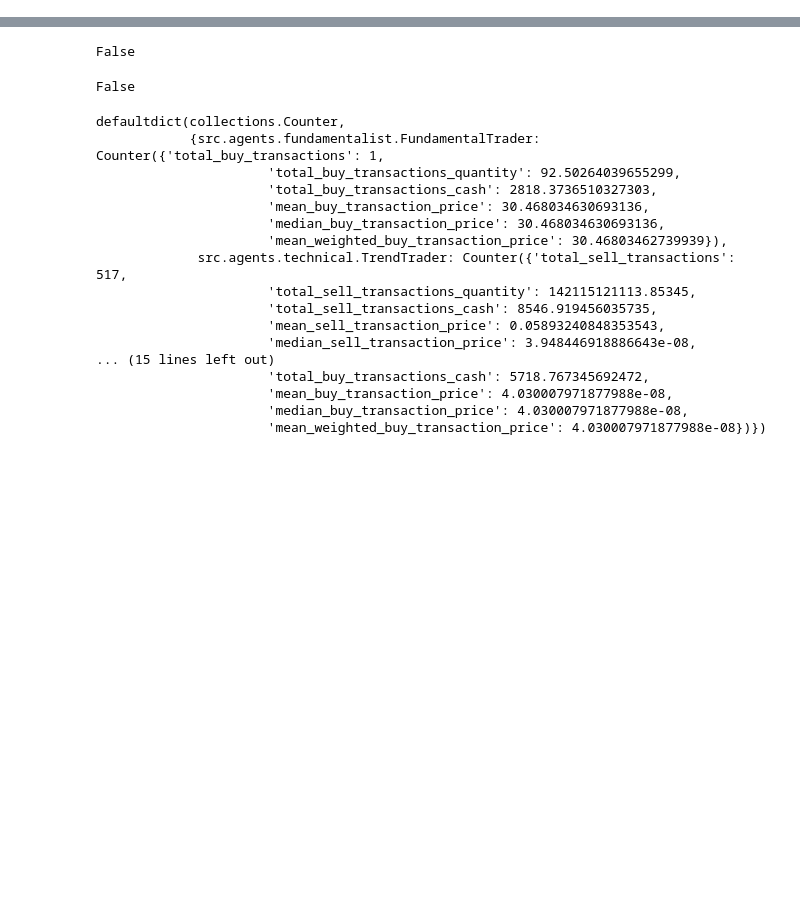
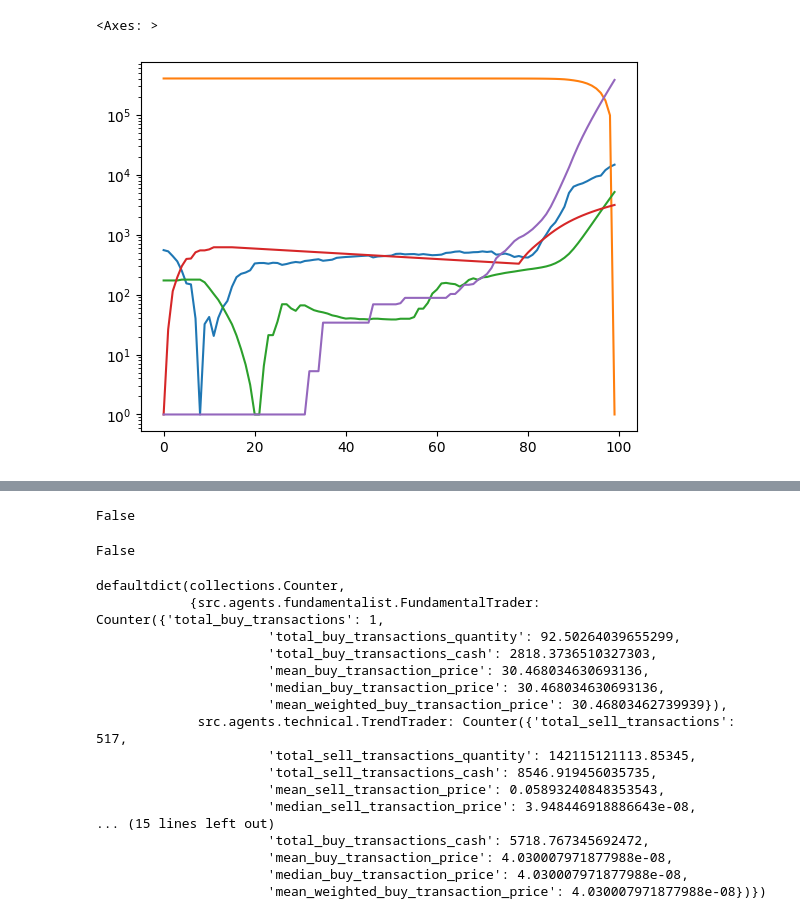
Before and after one commit to eura17/agent-based-financial-market, a Jupyter notebook: examples/simple-run.ipynb, the cells around one changed output, grey strips where cells are left out. Drawn from its saved outputs; the diff is of its cells as text; code cells hidden in the pictures; blank space fills up the shorter version.

```diff
--- a/examples/simple-run.ipynb
+++ b/examples/simple-run.ipynb
@@ -65 +63,6 @@ defaultdict(collections.Counter,
+# %%
+(stats + abs(stats.min()) + 1).plot(logy=True, legend=0)
+# %% [output]
+<Axes: >
+[figure, added]
 # %%
```
Also changed, not shown: parts of 11 cells of this notebook, 7 other files.
